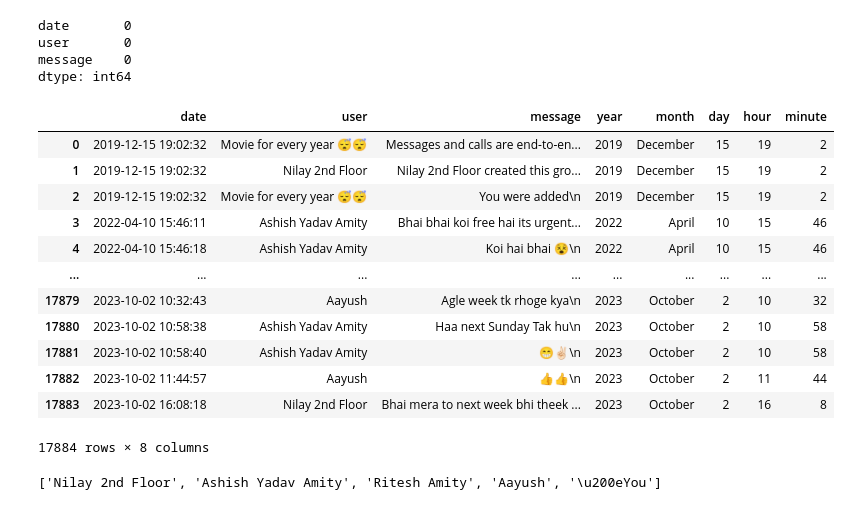
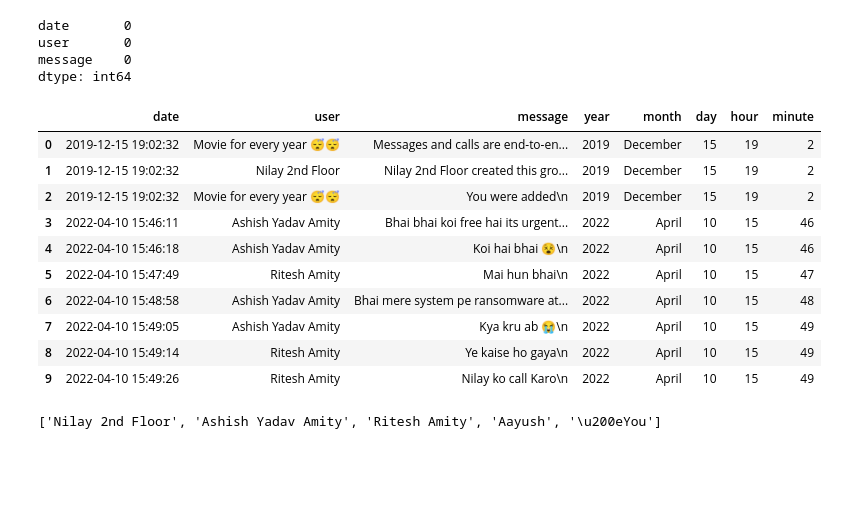
Before and after one commit to gupta-aayushkr/WhatsApp-Chat-Analysis, a Jupyter notebook: Chat Analysis.ipynb, the cells around one changed output. Drawn from its saved outputs; the diff is of its cells as text; code cells hidden in the pictures; blank space fills up the shorter version.

```diff
--- a/Chat Analysis.ipynb
+++ b/Chat Analysis.ipynb
@@ -138,6 +97,6 @@ df['day'] = df['date'].dt.day
 df['hour'] = df['date'].dt.hour
 df['minute'] = df['date'].dt.minute
 # %%
-df
+df.head(10)
 # %% [output]
 |  | date | user | message | year | month | day | hour | minute |
@@ -147,12 +106,10 @@ df
 | 3 | 2022-04-10 15:46:11 | Ashish Yadav Amity | Bhai bhai koi free hai its urgent... | 2022 | April | 10 | 15 | 46 |
 | 4 | 2022-04-10 15:46:18 | Ashish Yadav Amity | Koi hai bhai 😵\n | 2022 | April | 10 | 15 | 46 |
-| ... | ... | ... | ... | ... | ... | ... | ... | ... |
-| 17879 | 2023-10-02 10:32:43 | Aayush | Agle week tk rhoge kya\n | 2023 | October | 2 | 10 | 32 |
-| 17880 | 2023-10-02 10:58:38 | Ashish Yadav Amity | Haa next Sunday Tak hu\n | 2023 | October | 2 | 10 | 58 |
-| 17881 | 2023-10-02 10:58:40 | Ashish Yadav Amity | 😁✌🏻\n | 2023 | October | 2 | 10 | 58 |
-| 17882 | 2023-10-02 11:44:57 | Aayush | 👍👍\n | 2023 | October | 2 | 11 | 44 |
-| 17883 | 2023-10-02 16:08:18 | Nilay 2nd Floor | Bhai mera to next week bhi theek ... | 2023 | October | 2 | 16 | 8 |
+| 5 | 2022-04-10 15:47:49 | Ritesh Amity | Mai hun bhai\n | 2022 | April | 10 | 15 | 47 |
+| 6 | 2022-04-10 15:48:58 | Ashish Yadav Amity | Bhai mere system pe ransomware at... | 2022 | April | 10 | 15 | 48 |
+| 7 | 2022-04-10 15:49:05 | Ashish Yadav Amity | Kya kru ab 😭\n | 2022 | April | 10 | 15 | 49 |
+| 8 | 2022-04-10 15:49:14 | Ritesh Amity | Ye kaise ho gaya\n | 2022 | April | 10 | 15 | 49 |
+| 9 | 2022-04-10 15:49:26 | Ritesh Amity | Nilay ko call Karo\n | 2022 | April | 10 | 15 | 49 |
-17884 rows × 8 columns
 # %%
 # Removeing Group Name it's alays at postion 0
 users_list = df["user"].unique().tolist()
```
Also changed, not shown: parts of 48 cells of this notebook, 1 other file.
